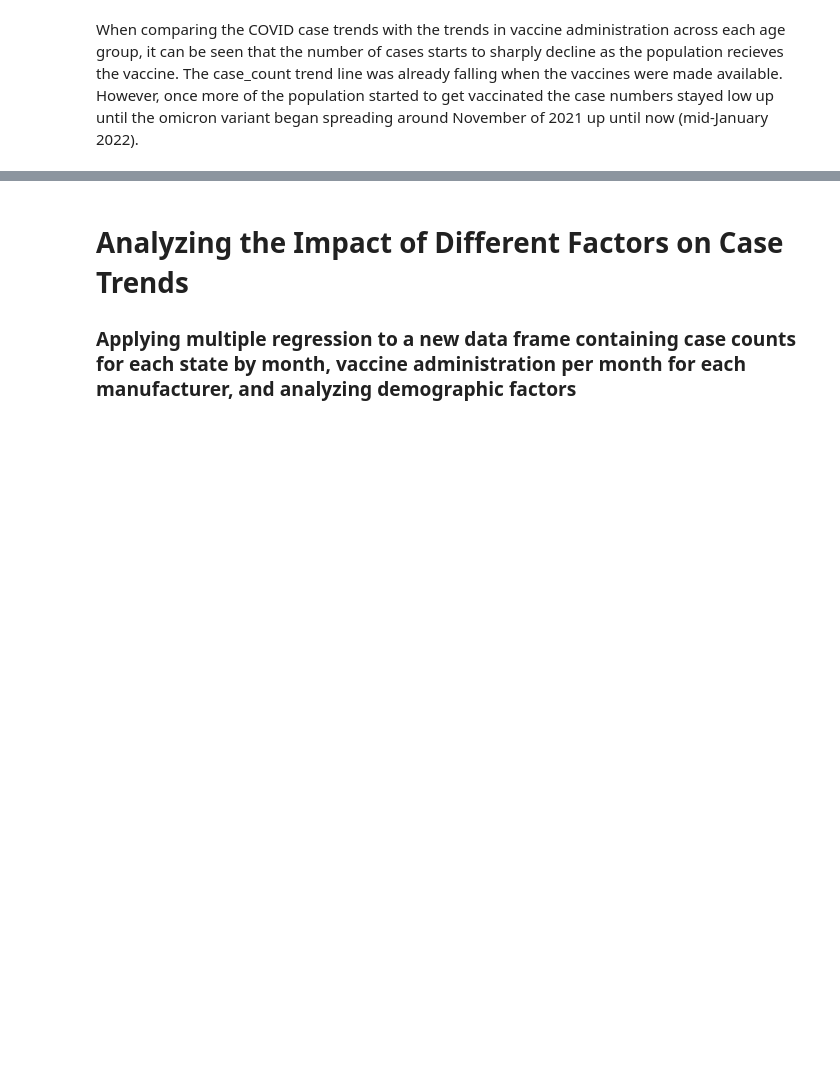
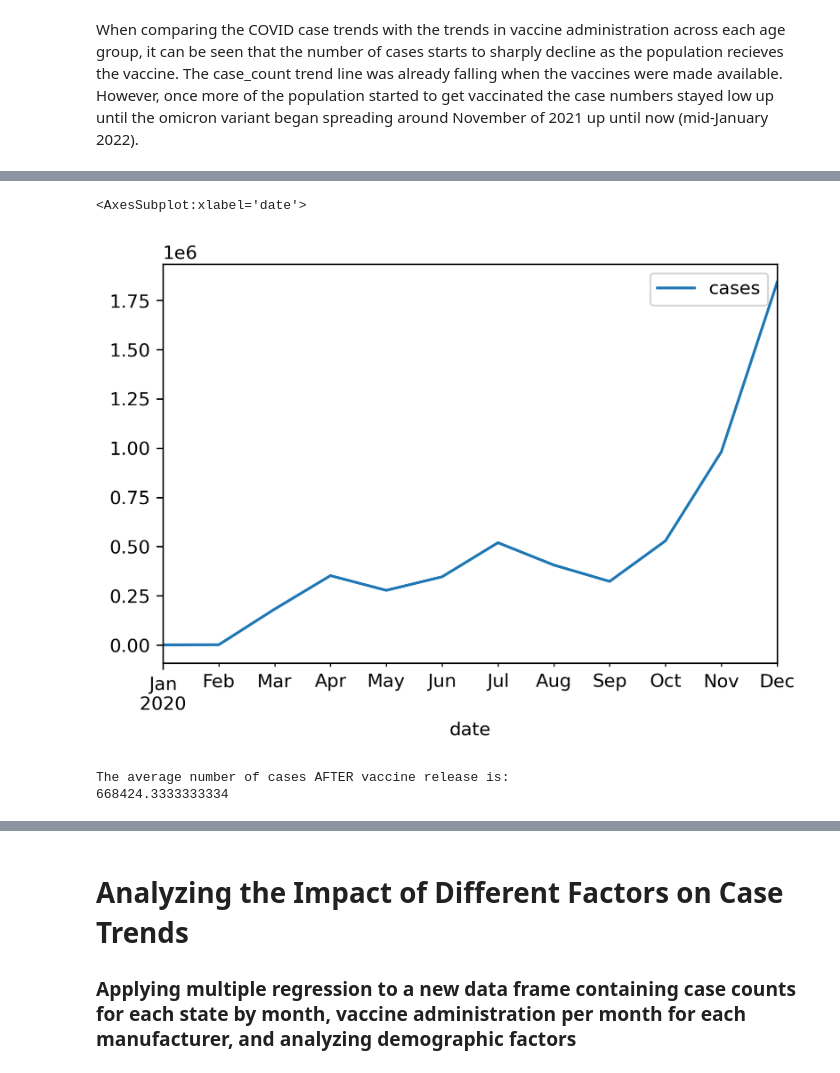
Before and after one commit to atwahl/team_55, a Jupyter notebook: analysis_modeling.ipynb, the cells around one changed output, grey strips where cells are left out. Drawn from its saved outputs; the diff is of its cells as text; code cells hidden in the pictures; blank space fills up the shorter version.

```diff
--- a/analysis_modeling.ipynb
+++ b/analysis_modeling.ipynb
@@ -387,0 +398,8 @@ When comparing the COVID case trends with the trends in vaccine administration a
+# %%
+case_prevax1 = covid_df[~covid_df["state"].isin(["TX"])]
+case_prevax1 = case_prevax1.groupby("date", as_index=False).size()
+case_prevax1 = case_prevax1.rename(columns={"size":"cases"})
+case_prevax1 = case_prevax1[(case_prevax1["date"] <= "2020-12-01")]
+case_prevax1
+print("The average number of cases BEFORE vaccine release is:")
+print(case_prevax1["cases"].mean())
@@ -387,0 +425,16 @@ When comparing the COVID case trends with the trends in vaccine administration a
+# %%
+case_prevax1.plot(x = "date", y = "cases")
+# %% [output]
+<AxesSubplot:xlabel='date'>
+[figure, added]
+# %%
+case_postvax1 = covid_df[~covid_df["state"].isin(["TX"])]
+case_postvax1 = case_postvax1.groupby("date", as_index=False).size()
+case_postvax1 = case_postvax1.rename(columns={"size":"cases"})
+case_postvax1 = case_postvax1[(case_postvax1["date"] > "2020-12-01")]
+
+print("The average number of cases AFTER vaccine release is:")
+print(case_postvax1["cases"].mean())
+# %% [output]
+The average number of cases AFTER vaccine release is:
+668424.3333333334
```
Also changed, not shown: parts of 53 cells of this notebook, 6 other files.
